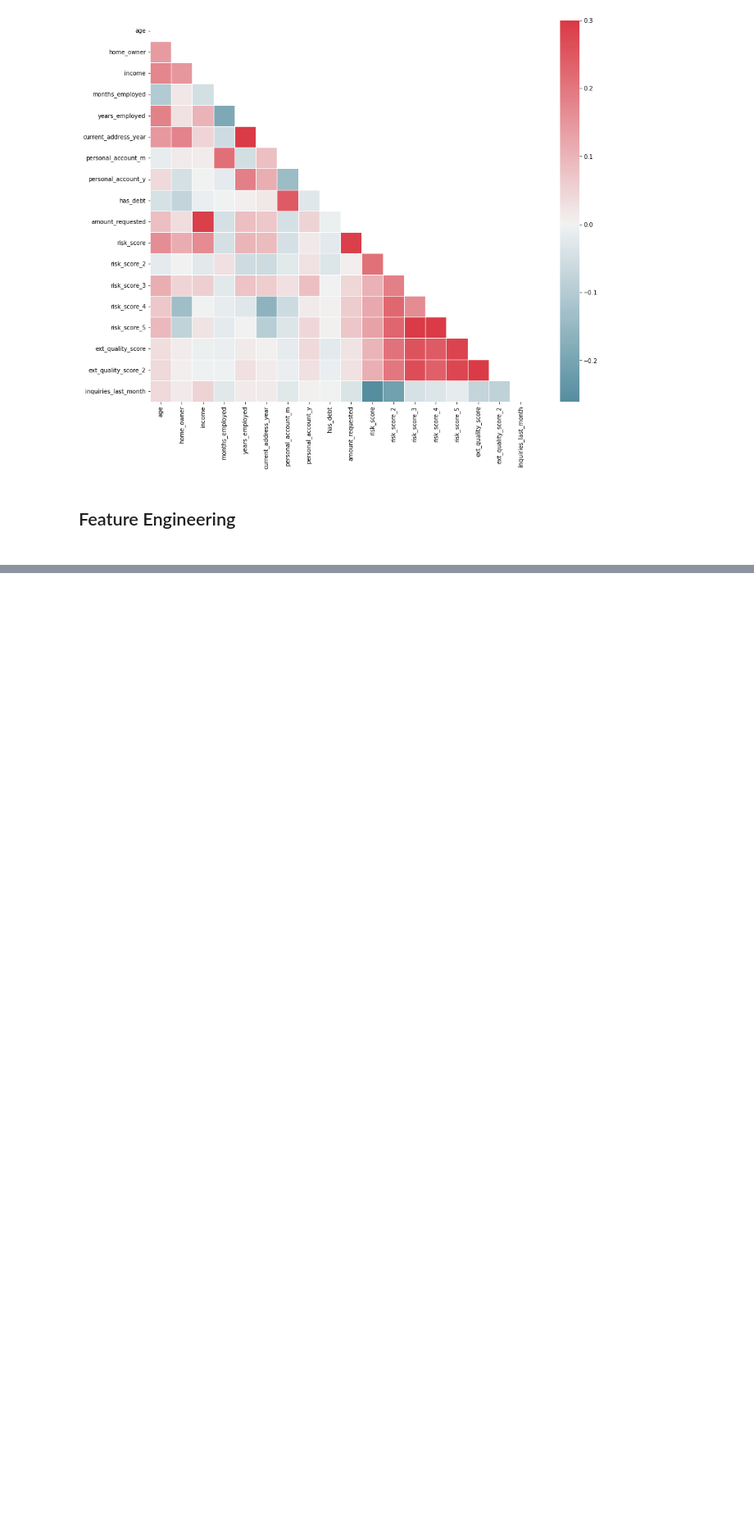
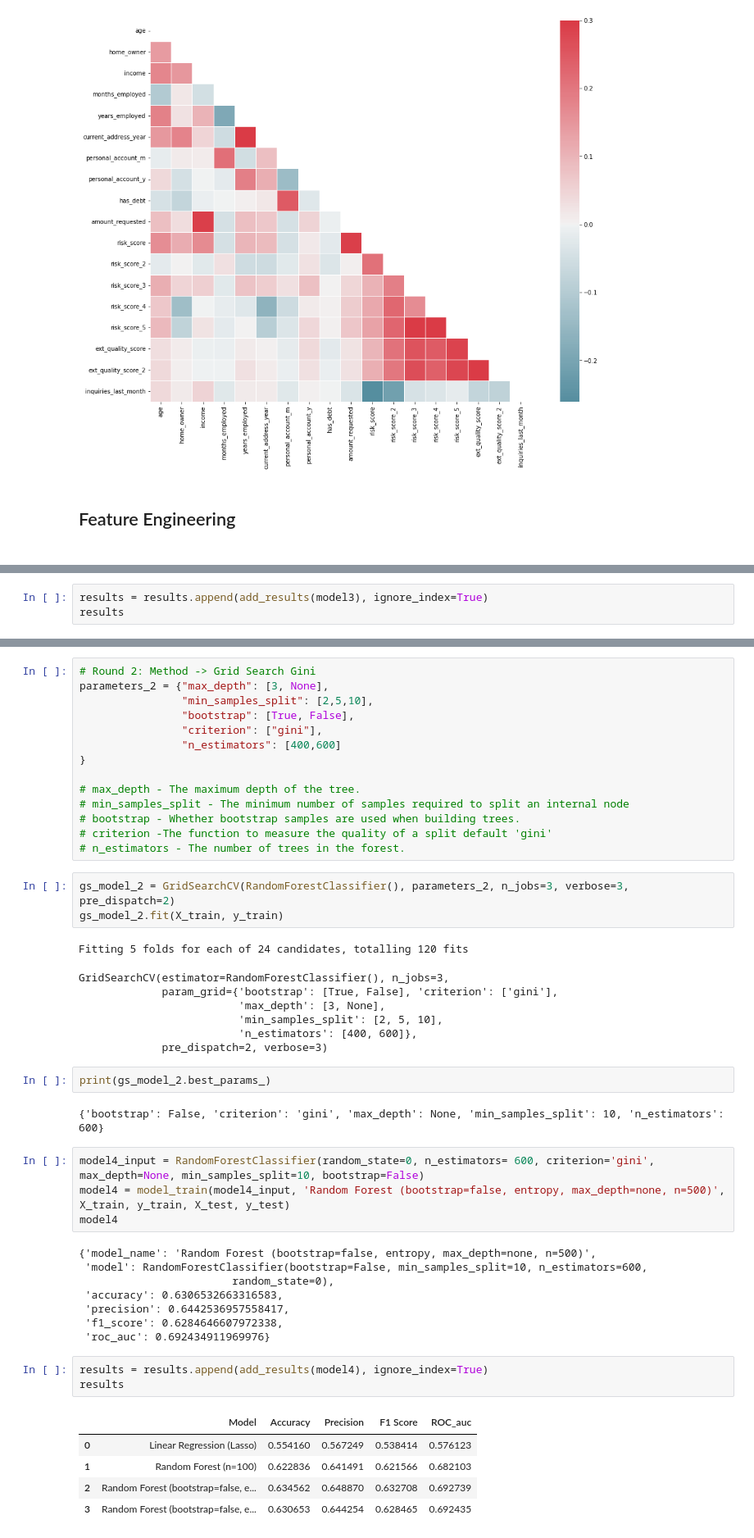
Before and after one commit to ranushw/MachineLearning, a Jupyter notebook: Capstone_Project/test.ipynb, the cells around one changed output, grey strips where cells are left out. Shown at 82% size. Cells and saved outputs as stored; diff of their text form; blank space fills up the shorter version.

```diff
--- a/Capstone_Project/test.ipynb
+++ b/Capstone_Project/test.ipynb
@@ -133,0 +352,3 @@ dataset_feature.sample(5)
+# %%
+results = results.append(add_results(model3), ignore_index=True)
+results
@@ -133,0 +360,50 @@ dataset_feature.sample(5)
+# %%
+# Round 2: Method -> Grid Search Gini
+parameters_2 = {"max_depth": [3, None],
+                "min_samples_split": [2,5,10],
+                "bootstrap": [True, False],
+                "criterion": ["gini"],
+                "n_estimators": [400,600]
+}
+
+# max_depth - The maximum depth of the tree.
+# min_samples_split - The minimum number of samples required to split an internal node
+# bootstrap - Whether bootstrap samples are used when building trees.
+# criterion -The function to measure the quality of a split default 'gini'
+# n_estimators - The number of trees in the forest.
+# %%
+gs_model_2 = GridSearchCV(RandomForestClassifier(), parameters_2, n_jobs=3, verbose=3, pre_dispatch=2)
+gs_model_2.fit(X_train, y_train)
+# %% [output]
+Fitting 5 folds for each of 24 candidates, totalling 120 fits
+GridSearchCV(estimator=RandomForestClassifier(), n_jobs=3,
+             param_grid={'bootstrap': [True, False], 'criterion': ['gini'],
+                         'max_depth': [3, None],
+                         'min_samples_split': [2, 5, 10],
+                         'n_estimators': [400, 600]},
+             pre_dispatch=2, verbose=3)
+# %%
+print(gs_model_2.best_params_)
+# %% [output]
+{'bootstrap': False, 'criterion': 'gini', 'max_depth': None, 'min_samples_split': 10, 'n_estimators': 600}
+# %%
+model4_input = RandomForestClassifier(random_state=0, n_estimators= 600, criterion='gini', max_depth=None, min_samples_split=10, bootstrap=False)
+model4 = model_train(model4_input, 'Random Forest (bootstrap=false, entropy, max_depth=none, n=500)',  X_train, y_train, X_test, y_test)
+model4
+# %% [output]
+{'model_name': 'Random Forest (bootstrap=false, entropy, max_depth=none, n=500)',
+ 'model': RandomForestClassifier(bootstrap=False, min_samples_split=10, n_estimators=600,
+                        random_state=0),
+ 'accuracy': 0.6306532663316583,
+ 'precision': 0.6442536957558417,
+ 'f1_score': 0.6284646607972338,
+ 'roc_auc': 0.692434911969976}
+# %%
+results = results.append(add_results(model4), ignore_index=True)
+results
+# %% [output]
+|  | Model | Accuracy | Precision | F1 Score | ROC_auc |
+| 0 | Linear Regression (Lasso) | 0.554160 | 0.567249 | 0.538414 | 0.576123 |
+| 1 | Random Forest (n=100) | 0.622836 | 0.641491 | 0.621566 | 0.682103 |
+| 2 | Random Forest (bootstrap=false, e... | 0.634562 | 0.648870 | 0.632708 | 0.692739 |
+| 3 | Random Forest (bootstrap=false, e... | 0.630653 | 0.644254 | 0.628465 | 0.692435 |
```
Also changed, not shown: parts of 37 cells of this notebook.
